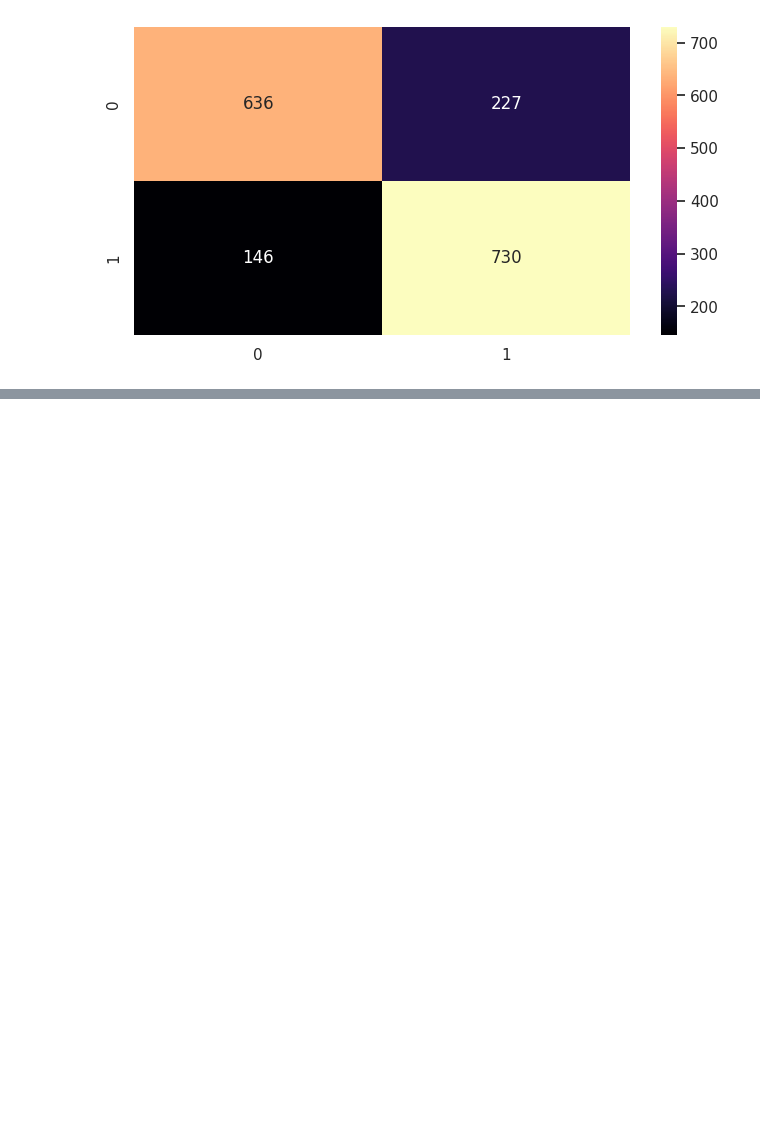
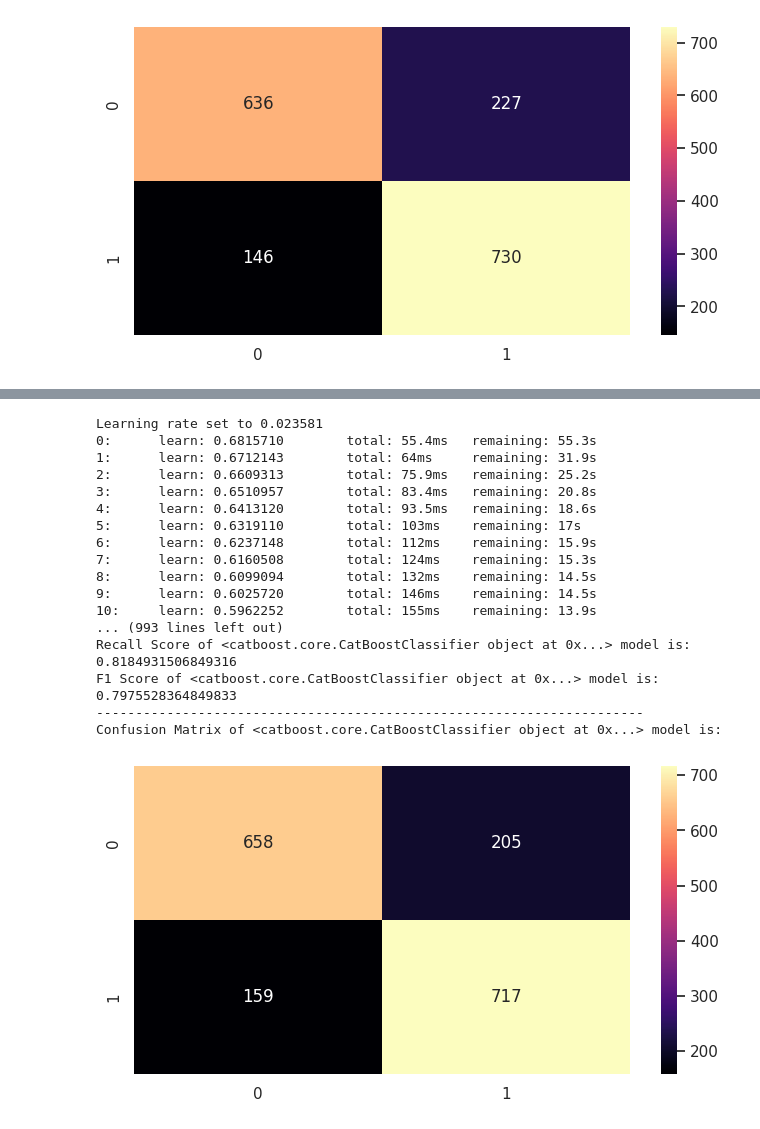
Before and after one commit to 7PAM2015-0509-2023-Team-8/Kaggle-Challenge, a Jupyter notebook: Kaggle_Challenge.ipynb, the cells around one changed output, grey strips where cells are left out. Saved outputs shown, nothing was run; the diff lists cells and outputs as text; code cells hidden in the pictures; blank space fills up the shorter version.

```diff
--- a/Kaggle_Challenge.ipynb
+++ b/Kaggle_Challenge.ipynb
@@ -863,0 +876,21 @@ Confusion Matrix of AdaBoostClassifier() model is:
+# %%
+model_prediction(CatBoostClassifier(verbose=True))
+# %% [output]
+Learning rate set to 0.023581
+0:      learn: 0.6815710        total: 55.4ms   remaining: 55.3s
+1:      learn: 0.6712143        total: 64ms     remaining: 31.9s
+2:      learn: 0.6609313        total: 75.9ms   remaining: 25.2s
+3:      learn: 0.6510957        total: 83.4ms   remaining: 20.8s
+4:      learn: 0.6413120        total: 93.5ms   remaining: 18.6s
+5:      learn: 0.6319110        total: 103ms    remaining: 17s
+6:      learn: 0.6237148        total: 112ms    remaining: 15.9s
+7:      learn: 0.6160508        total: 124ms    remaining: 15.3s
+8:      learn: 0.6099094        total: 132ms    remaining: 14.5s
+9:      learn: 0.6025720        total: 146ms    remaining: 14.5s
+10:     learn: 0.5962252        total: 155ms    remaining: 13.9s
+... (993 lines left out)
+Recall Score of <catboost.core.CatBoostClassifier object at 0x...> model is: 0.8184931506849316
+F1 Score of <catboost.core.CatBoostClassifier object at 0x...> model is: 0.7975528364849833
+----------------------------------------------------------------------
+Confusion Matrix of <catboost.core.CatBoostClassifier object at 0x...> model is:
+[figure, added]
```
Also changed, not shown: parts of 2 cells of this notebook.
